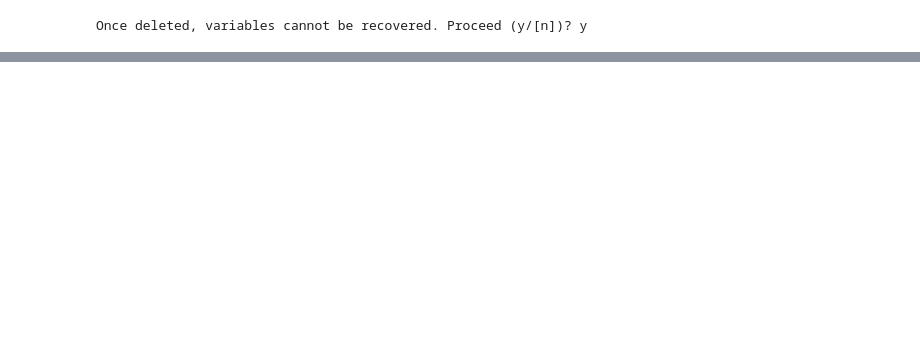
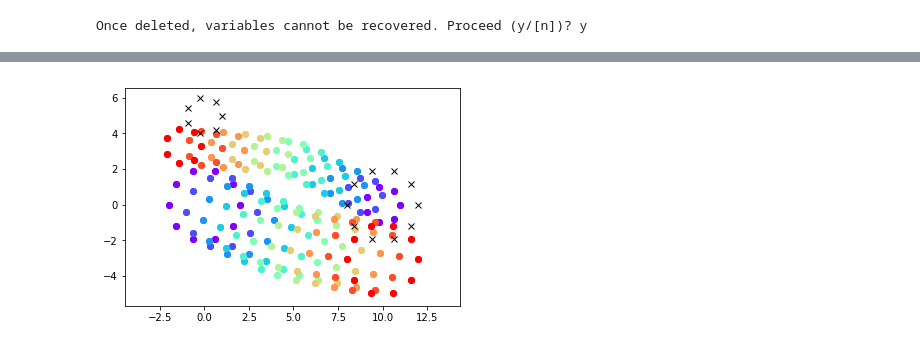
Before and after one commit to RosaKow/Masterthesis, a Jupyter notebook: defmod/Matching_Circles_globaltrans_graddesc.ipnby.ipynb, the cells around one changed output, grey strips where cells are left out. Cells and saved outputs as stored; diff of their text form; code cells hidden in the pictures; blank space fills up the shorter version.

```diff
--- a/defmod/Matching_Circles_globaltrans_graddesc.ipnby.ipynb
+++ b/defmod/Matching_Circles_globaltrans_graddesc.ipnby.ipynb
@@ -111,3 +140,26 @@ tensor([[ 1.0431e-07,  9.5367e-07],
+# %%
+H.module.manifold.fill_gd(EnergyFunctional.tensor2list(X[0]))
+H.module.manifold.fill_cotan(EnergyFunctional.tensor2list(X[1]))
+
+states, controls = dm.shooting.shoot_euler(H, it=10)
+# %%
+import matplotlib.cm as cm
+colors = cm.rainbow(np.linspace(0, 1, len(states)))
+
+plt.figure()
+for s,c in zip(states, colors):
+    plt.scatter(s.gd[0].view(-1,2)[:, 0].detach().numpy(), s.gd[0].view(-1,2)[:, 1].detach().numpy(), c=c)
+    plt.scatter(s.gd[1].view(-1,2)[:, 0].detach().numpy(), s.gd[1].view(-1,2)[:, 1].detach().numpy(), c=c)
+    plt.scatter(s.gd[2][0].view(-1,2)[:, 0].detach().numpy(), s.gd[2][0].view(-1,2)[:, 1].detach().numpy(), c=c)
+    plt.scatter(s.gd[2][1].view(-1,2)[:, 0].detach().numpy(), s.gd[2][1].view(-1,2)[:, 1].detach().numpy(), c=c)
+plt.plot(target[0][:, 0].detach().numpy(), target[0][:, 1].detach().numpy(), 'xk')
+plt.plot(target[1][:, 0].detach().numpy(), target[1][:, 1].detach().numpy(), 'xk')
+
+
+plt.axis('equal')
+plt.show()
+# %% [output]
+[figure, added]
 # %%
 plt.figure()
 plt.scatter(gd0_list[0].view(-1,2)[:, 0].detach().numpy(), gd0_list[0].view(-1,2)[:, 1].detach().numpy(), c='red')
```
Also changed, not shown: parts of 14 cells of this notebook, 15 other files.
